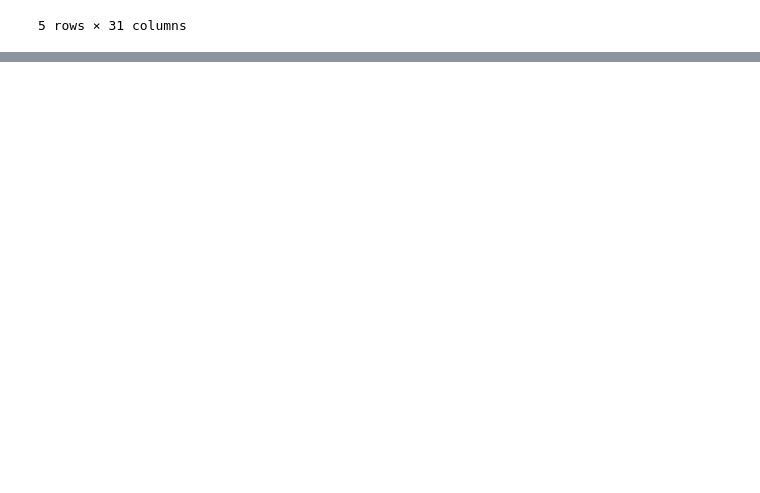
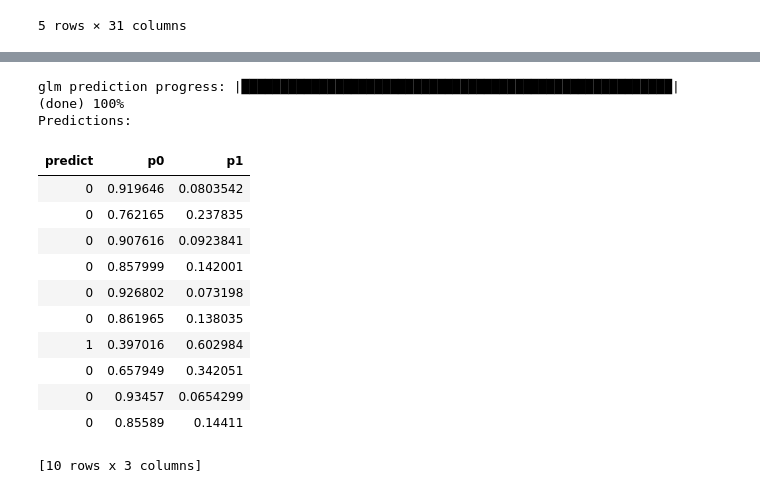
Before and after one commit to GroupQ-Assignment-DataScience/GroupQ_Assignment_RMD, a Jupyter notebook: GroupQ.ipynb, the cells around one changed output, grey strips where cells are left out. Drawn from its saved outputs; the diff is of its cells as text; code cells hidden in the pictures; blank space fills up the shorter version.

```diff
--- a/GroupQ.ipynb
+++ b/GroupQ.ipynb
@@ -182,0 +125,22 @@ Testing Set: (952, 30)
+# %%
+best_model = aml.leader
+predictions = best_model.predict(test)
+
+# Display predictions (first 5 rows)
+print("Predictions:")
+predictions.head()
+# %% [output]
+glm prediction progress: |███████████████████████████████████████████████████████| (done) 100%
+Predictions:
+| predict | p0 | p1 |
+| 0 | 0.919646 | 0.0803542 |
+| 0 | 0.762165 | 0.237835 |
+| 0 | 0.907616 | 0.0923841 |
+| 0 | 0.857999 | 0.142001 |
+| 0 | 0.926802 | 0.073198 |
+| 0 | 0.861965 | 0.138035 |
+| 1 | 0.397016 | 0.602984 |
+| 0 | 0.657949 | 0.342051 |
+| 0 | 0.93457 | 0.0654299 |
+| 0 | 0.85589 | 0.14411 |
+[10 rows x 3 columns]
```
Also changed, not shown: parts of 18 cells of this notebook.
